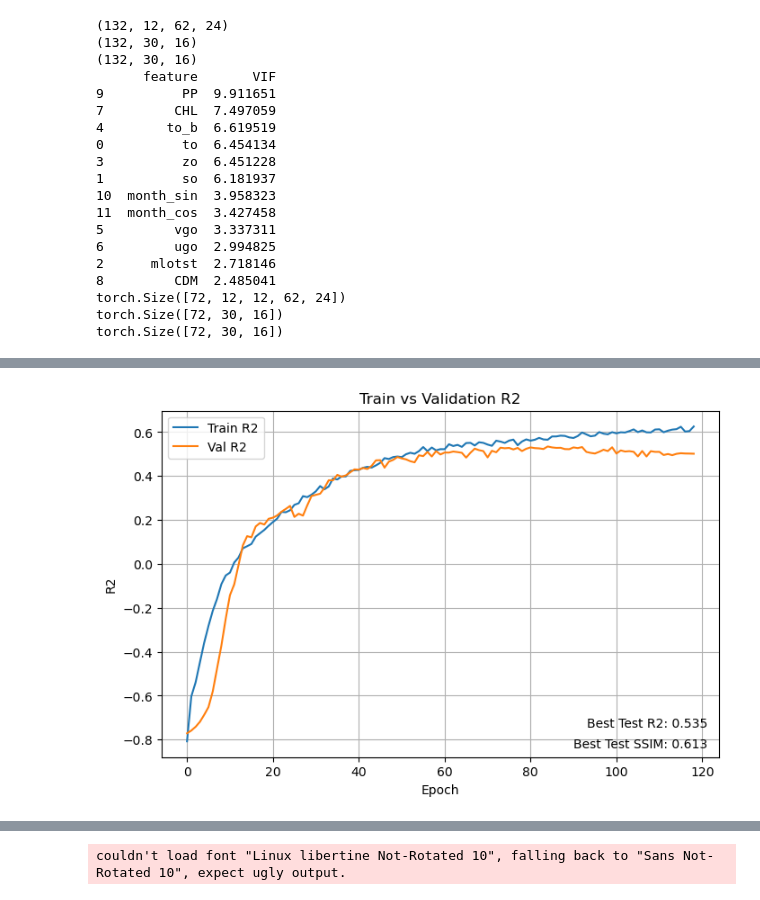
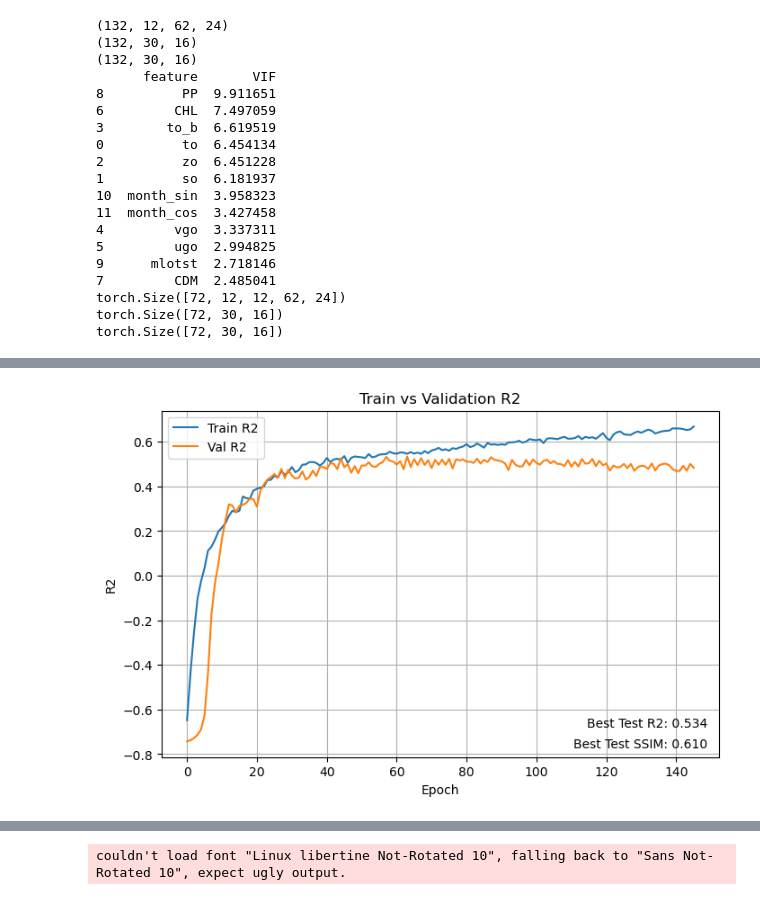
Before and after one commit to rubarriuso/TFM, a Jupyter notebook: modelado/DL_regression.ipynb, the cells around one changed output, grey strips where cells are left out. Drawn from its saved outputs; the diff is of its cells as text; code cells hidden in the pictures.

```diff
--- a/modelado/DL_regression.ipynb
+++ b/modelado/DL_regression.ipynb
@@ -173,8 +172,9 @@ m = mask
 m = m.transpose("time", "lat", "lon")
 
 
-vars_ = [temp, so, mixed, zo, temp_bottom,
-        ugo, vgo, chl, cdm, pp,
+vars_ = [temp, so, zo, temp_bottom,
+        ugo, vgo, chl, cdm,
+        pp, mixed,
         month_sin, month_cos,
         # lat, lon,
         # depth,
@@ -258,18 +258,18 @@ test_loader = DataLoader(
 (132, 30, 16)
 (132, 30, 16)
       feature       VIF
-9          PP  9.911651
-7         CHL  7.497059
-4        to_b  6.619519
+8          PP  9.911651
+6         CHL  7.497059
+3        to_b  6.619519
 0          to  6.454134
-3          zo  6.451228
+2          zo  6.451228
 1          so  6.181937
 10  month_sin  3.958323
 11  month_cos  3.427458
-5         vgo  3.337311
-6         ugo  2.994825
-2      mlotst  2.718146
-8         CDM  2.485041
+4         vgo  3.337311
+5         ugo  2.994825
+9      mlotst  2.718146
+7         CDM  2.485041
 torch.Size([72, 12, 12, 62, 24])
 torch.Size([72, 30, 16])
 torch.Size([72, 30, 16])
@@ -741,7 +741,7 @@ out_hw = y_train.shape[1:]
 model = UNet3D_2(in_channels=in_channels, out_hw=out_hw,
             #    base_ch=8
                ).to(device)
-criterion = GeospatialLoss(ssim_weight=1).to(device)
+criterion = GeospatialLoss(ssim_weight=0.8).to(device)
 optimizer = torch.optim.AdamW(model.parameters(), lr=8e-4)
 
 best_test_r2 = -float("inf")
@@ -958,5 +958,5 @@ Epoch 119/300 | Loss: 0.8747 | Train R2: 0.626 | R2: 0.502 | Best R2: 0.535 | SS
 Early stopping
-[figure, old version]
+[figure, new version]
 # %%
 model.load_state_dict(torch.load(best_model_path, map_location=device))
 model.to(device)
```
Also changed, not shown: parts of 5 cells of this notebook, 14 other files.
